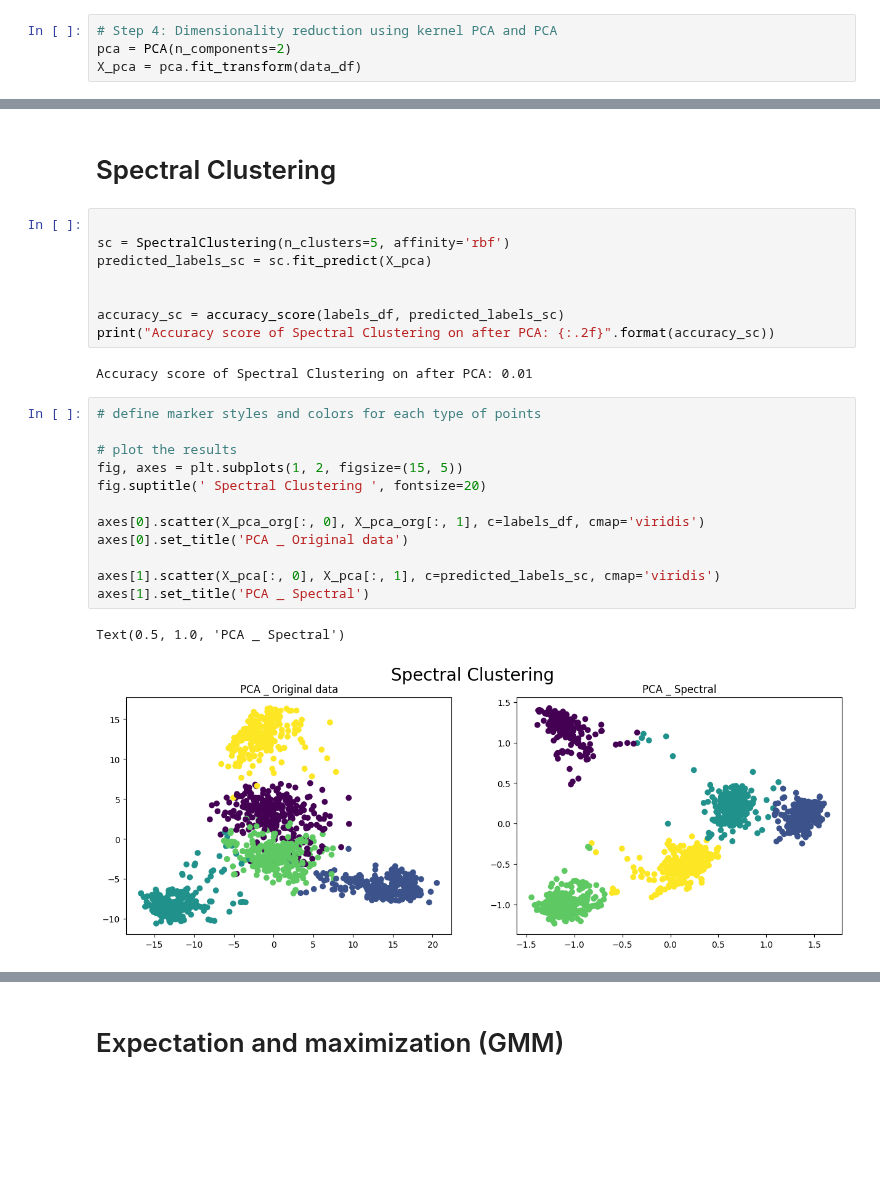
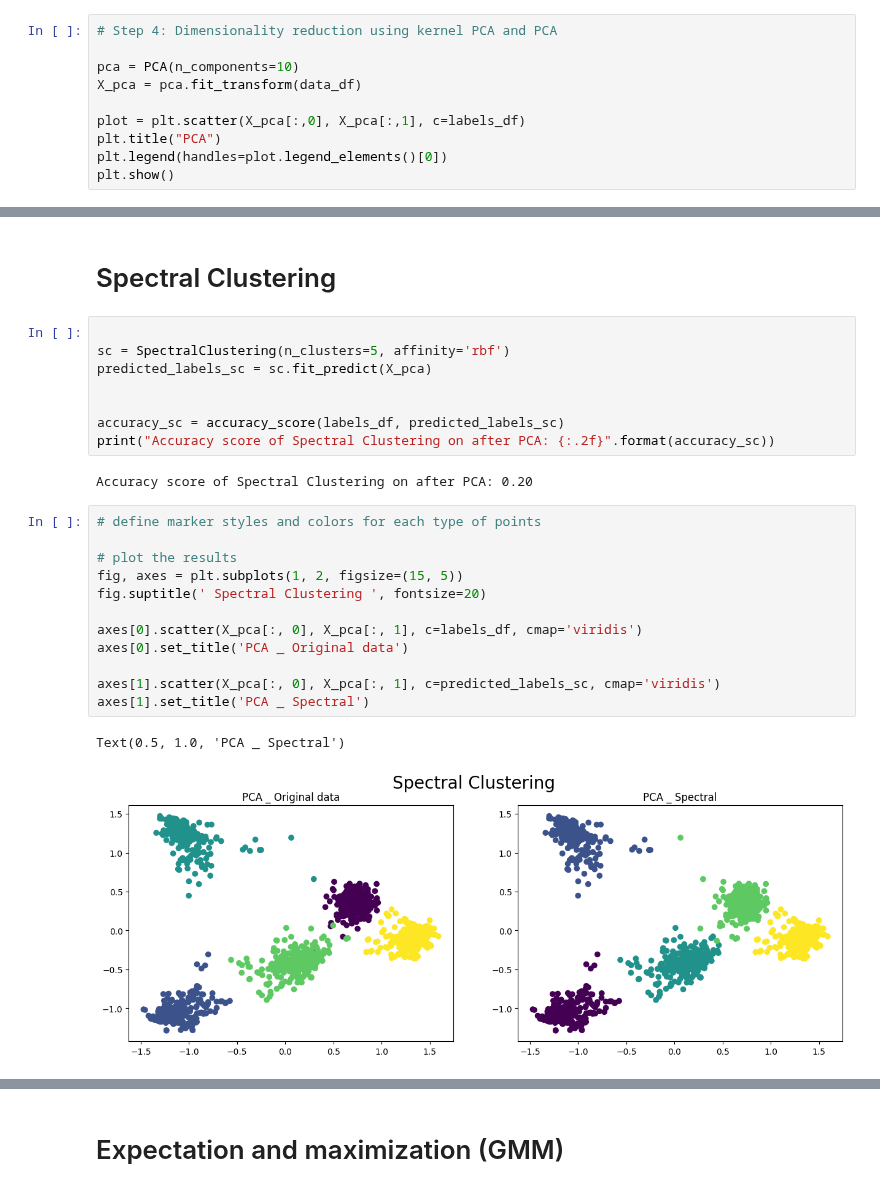
Before and after one commit to danialebrat/Comp_8720_Advanced_AI, a Jupyter notebook: Final Project/PCA.ipynb, the cells around one changed output, grey strips where cells are left out. Cells and saved outputs as stored; diff of their text form; blank space fills up the shorter version.

```diff
--- a/Final Project/PCA.ipynb
+++ b/Final Project/PCA.ipynb
@@ -101,5 +102,11 @@ Reduced number of features: (1500, 25)
 # Dimentionality reduction (PCA)
 # %%
 # Step 4: Dimensionality reduction using kernel PCA and PCA
-pca = PCA(n_components=2)
+
+pca = PCA(n_components=10)
 X_pca = pca.fit_transform(data_df)
+
+plot = plt.scatter(X_pca[:,0], X_pca[:,1], c=labels_df)
+plt.title("PCA")
+plt.legend(handles=plot.legend_elements()[0])
+plt.show()
@@ -166,22 +175,22 @@ predicted_labels_sc = sc.fit_predict(X_pca)
 accuracy_sc = accuracy_score(labels_df, predicted_labels_sc)
 print("Accuracy score of Spectral Clustering on after PCA: {:.2f}".format(accuracy_sc))
 # %% [output]
-Accuracy score of Spectral Clustering on after PCA: 0.01
+Accuracy score of Spectral Clustering on after PCA: 0.20
 # %%
 # define marker styles and colors for each type of points
 
 # plot the results
 fig, axes = plt.subplots(1, 2, figsize=(15, 5))
 fig.suptitle(' Spectral Clustering ', fontsize=20)
 
-axes[0].scatter(X_pca_org[:, 0], X_pca_org[:, 1], c=labels_df, cmap='viridis')
+axes[0].scatter(X_pca[:, 0], X_pca[:, 1], c=labels_df, cmap='viridis')
 axes[0].set_title('PCA _ Original data')
 
 axes[1].scatter(X_pca[:, 0], X_pca[:, 1], c=predicted_labels_sc, cmap='viridis')
 axes[1].set_title('PCA _ Spectral')
 # %% [output]
 Text(0.5, 1.0, 'PCA _ Spectral')
-[figure, old version]
+[figure, new version]
 # %%
 # Evaluate the clustering performance using silhouette score and Calinski-Harabasz index
 silhouette = silhouette_score(X_pca, predicted_labels_sc)
```
Also changed, not shown: parts of 9 cells of this notebook, 1 other file.
